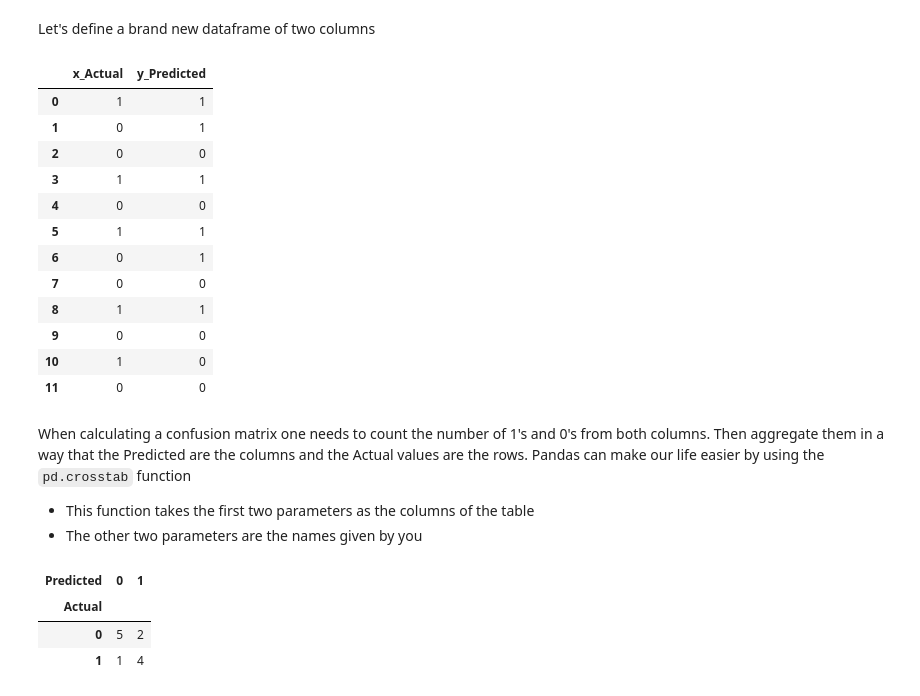
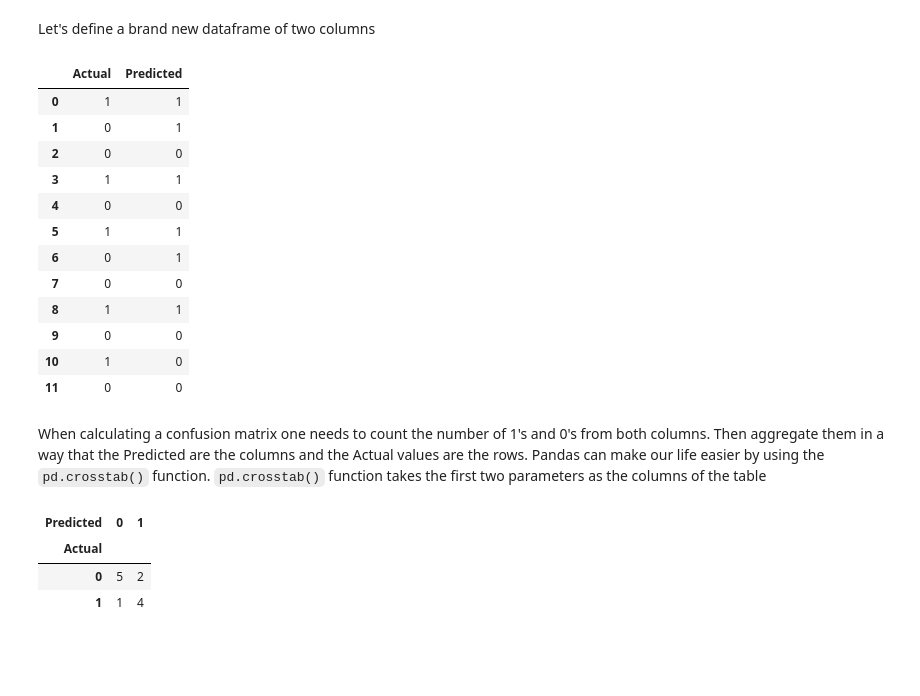
Before and after one commit to MaastrichtU-IDS/global-studies, a Jupyter notebook: semester2/notebooks/2.2-data-handling-pandas.ipynb, the cells around one changed output. Drawn from its saved outputs; the diff is of its cells as text; code cells hidden in the pictures; blank space fills up the shorter version.

```diff
--- a/semester2/notebooks/2.2-pandas-dataframe.ipynb
+++ b/semester2/notebooks/2.2-data-handling-pandas.ipynb
@@ -305,18 +305,18 @@ Let's define a brand new dataframe of two columns
 # %%
 # import the library
 import pandas as pd
 
 # define two vectors as lists
-vector_X = [1, 0, 0, 1, 0, 1, 0, 0, 1, 0, 1, 0]
-vector_Y = [1, 1, 0, 1, 0, 1, 1, 0, 1, 0, 0, 0]
+vector_1 = [1, 0, 0, 1, 0, 1, 0, 0, 1, 0, 1, 0]
+vector_2 = [1, 1, 0, 1, 0, 1, 1, 0, 1, 0, 0, 0]
 
 # define a new dataframe with (pd.DataFrame) function
-table = pd.DataFrame({'x_Actual':vector_X, 'y_Predicted': vector_Y})
+table = pd.DataFrame({'Actual':vector_1, 'Predicted': vector_2})
 
 # display
 table
 # %% [output]
-|  | x_Actual | y_Predicted |
+|  | Actual | Predicted |
 | 0 | 1 | 1 |
 | 1 | 0 | 1 |
 | 2 | 0 | 0 |
@@ -330,7 +330,5 @@ table
 | 10 | 1 | 0 |
 | 11 | 0 | 0 |
 # %% [markdown]
-When calculating a confusion matrix one needs to count the number of 1's and 0's from both columns. Then aggregate them in a way that the Predicted are the columns and the Actual values are the rows. Pandas can make our life easier by using the `pd.crosstab` function
-- This function takes the first two parameters as the columns of the table
-- The other two parameters are the names given by you
+When calculating a confusion matrix one needs to count the number of 1's and 0's from both columns. Then aggregate them in a way that the Predicted are the columns and the Actual values are the rows. Pandas can make our life easier by using the `pd.crosstab()` function. `pd.crosstab()` function takes the first two parameters as the columns of the table
 # %%
```
Also changed, not shown: parts of 7 cells of this notebook, 3 other files.
